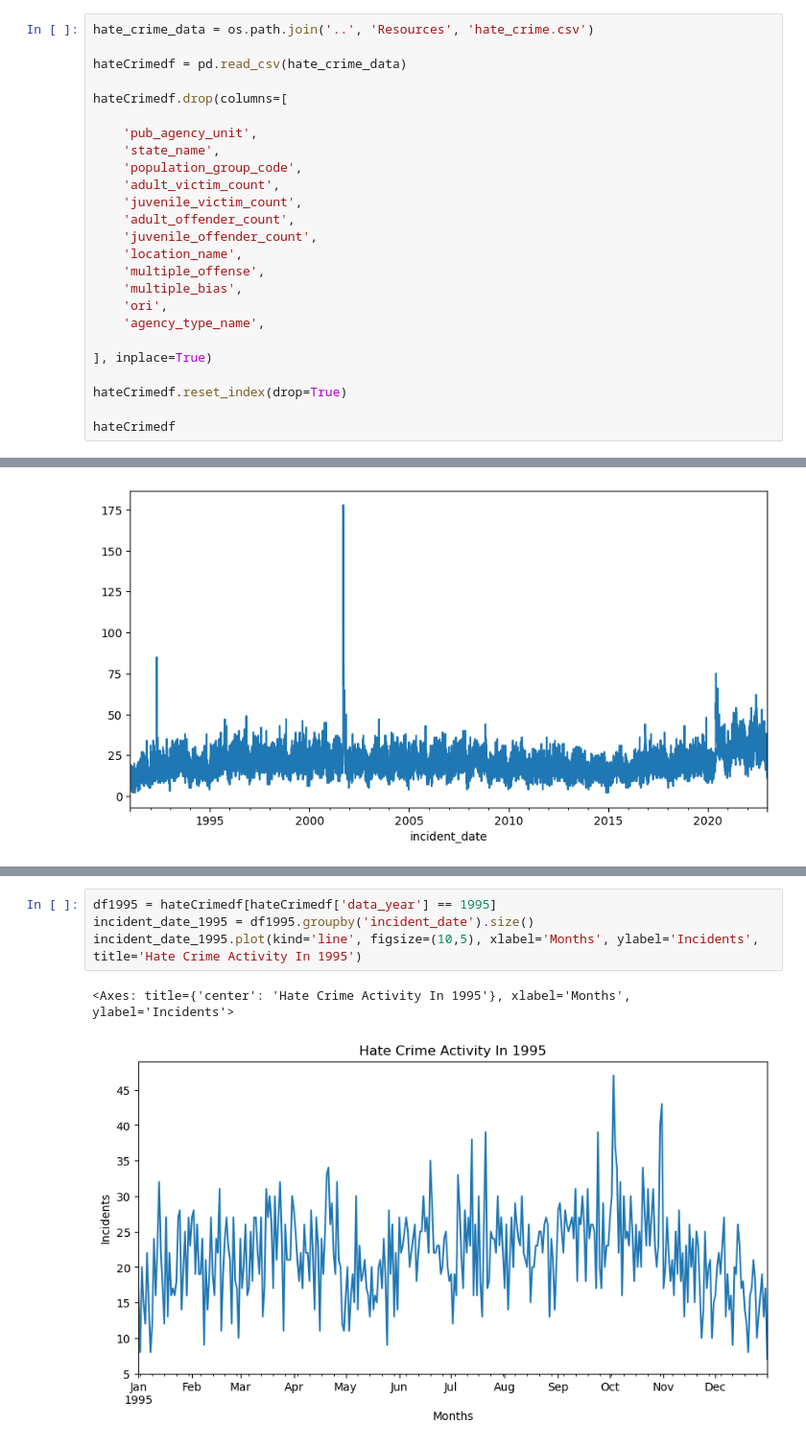
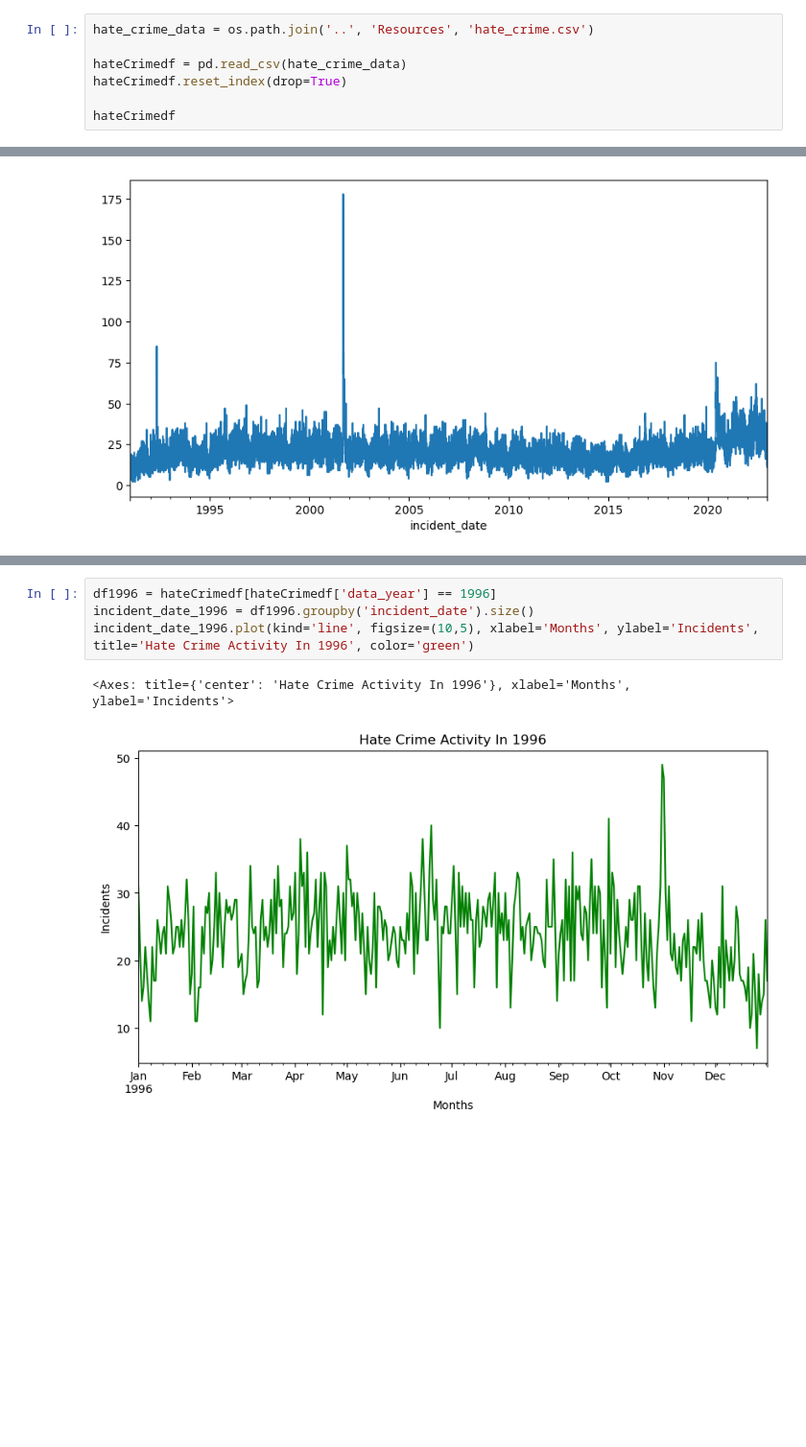
Before and after one commit to corporatemanny/FBI-Hate-Crime-Analysis, a Jupyter notebook: Analysis/dataFilter.ipynb, the cells around one changed output, grey strips where cells are left out. Shown at 96% size. Drawn from its saved outputs; the diff is of its cells as text; blank space fills up the shorter version.

```diff
--- a/Analysis/dataFilter.ipynb
+++ b/Analysis/dataFilter.ipynb
@@ -12,24 +7,6 @@ from replace import desc_count
 hate_crime_data = os.path.join('..', 'Resources', 'hate_crime.csv')
 
 hateCrimedf = pd.read_csv(hate_crime_data)
-
-hateCrimedf.drop(columns=[
-
-    'pub_agency_unit',
-    'state_name',
-    'population_group_code',
-    'adult_victim_count',
-    'juvenile_victim_count',
-    'adult_offender_count',
-    'juvenile_offender_count',
-    'location_name',
-    'multiple_offense',
-    'multiple_bias',
-    'ori',
-    'agency_type_name',
-
-], inplace=True)
-
 hateCrimedf.reset_index(drop=True)
 
 hateCrimedf
@@ -84,10 +61,10 @@ incident_date_1992.plot(kind='line', figsize=(10,5), title='Hate Crime Activity
 # %%
-df1995 = hateCrimedf[hateCrimedf['data_year'] == 1995]
-incident_date_1995 = df1995.groupby('incident_date').size()
-incident_date_1995.plot(kind='line', figsize=(10,5), xlabel='Months', ylabel='Incidents', title='Hate Crime Activity In 1995')
+df1996 = hateCrimedf[hateCrimedf['data_year'] == 1996]
+incident_date_1996 = df1996.groupby('incident_date').size()
+incident_date_1996.plot(kind='line', figsize=(10,5), xlabel='Months', ylabel='Incidents', title='Hate Crime Activity In 1996', color='green')
 # %% [output]
-<Axes: title={'center': 'Hate Crime Activity In 1995'}, xlabel='Months', ylabel='Incidents'>
+<Axes: title={'center': 'Hate Crime Activity In 1996'}, xlabel='Months', ylabel='Incidents'>
-[figure, old version]
+[figure, new version]
 # %%
 df2001 = hateCrimedf[hateCrimedf['data_year'] == 2001]
 incident_date_2001 = df2001.groupby('incident_date').size()
```
Also changed, not shown: parts of 7 cells of this notebook, 3 other files.
